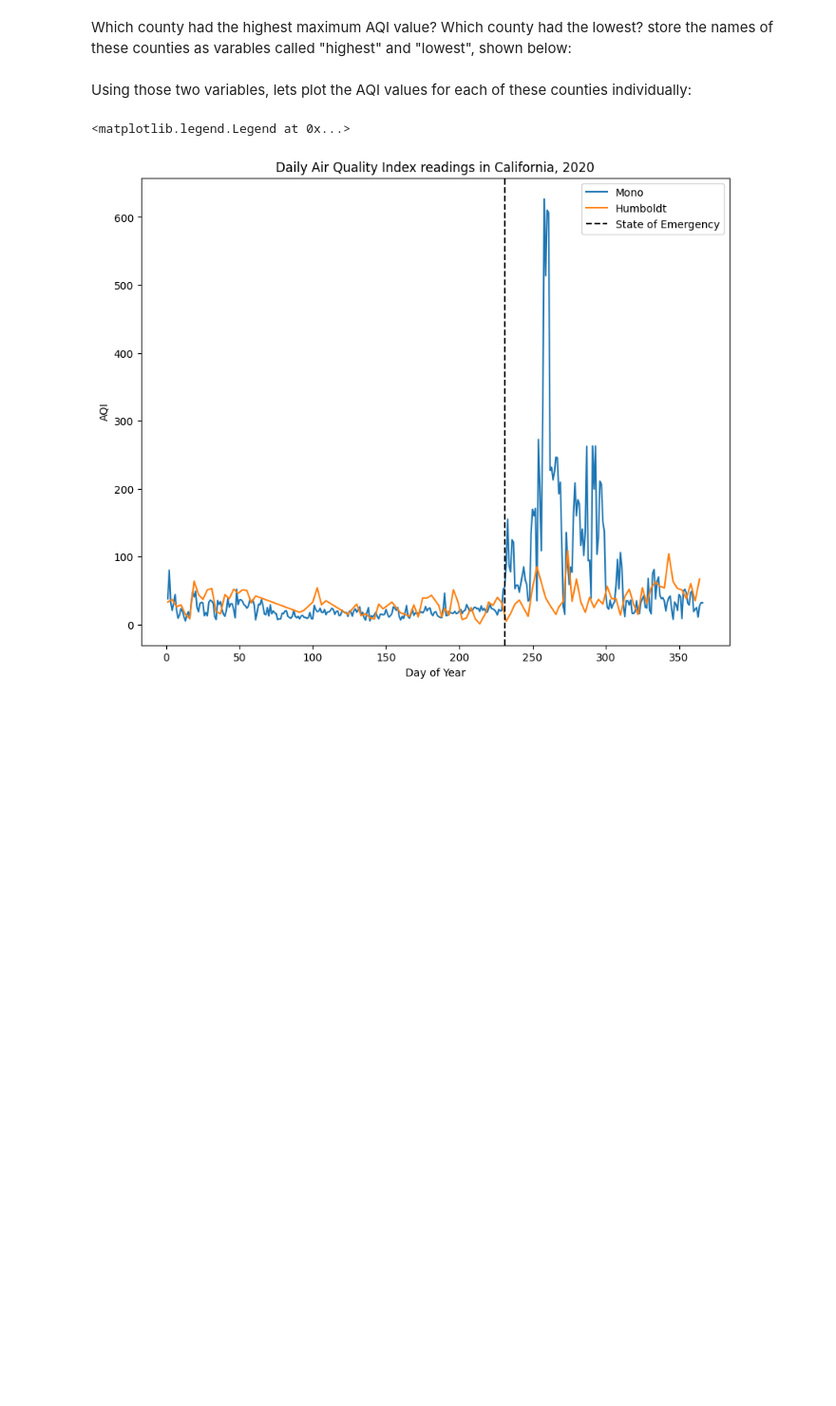
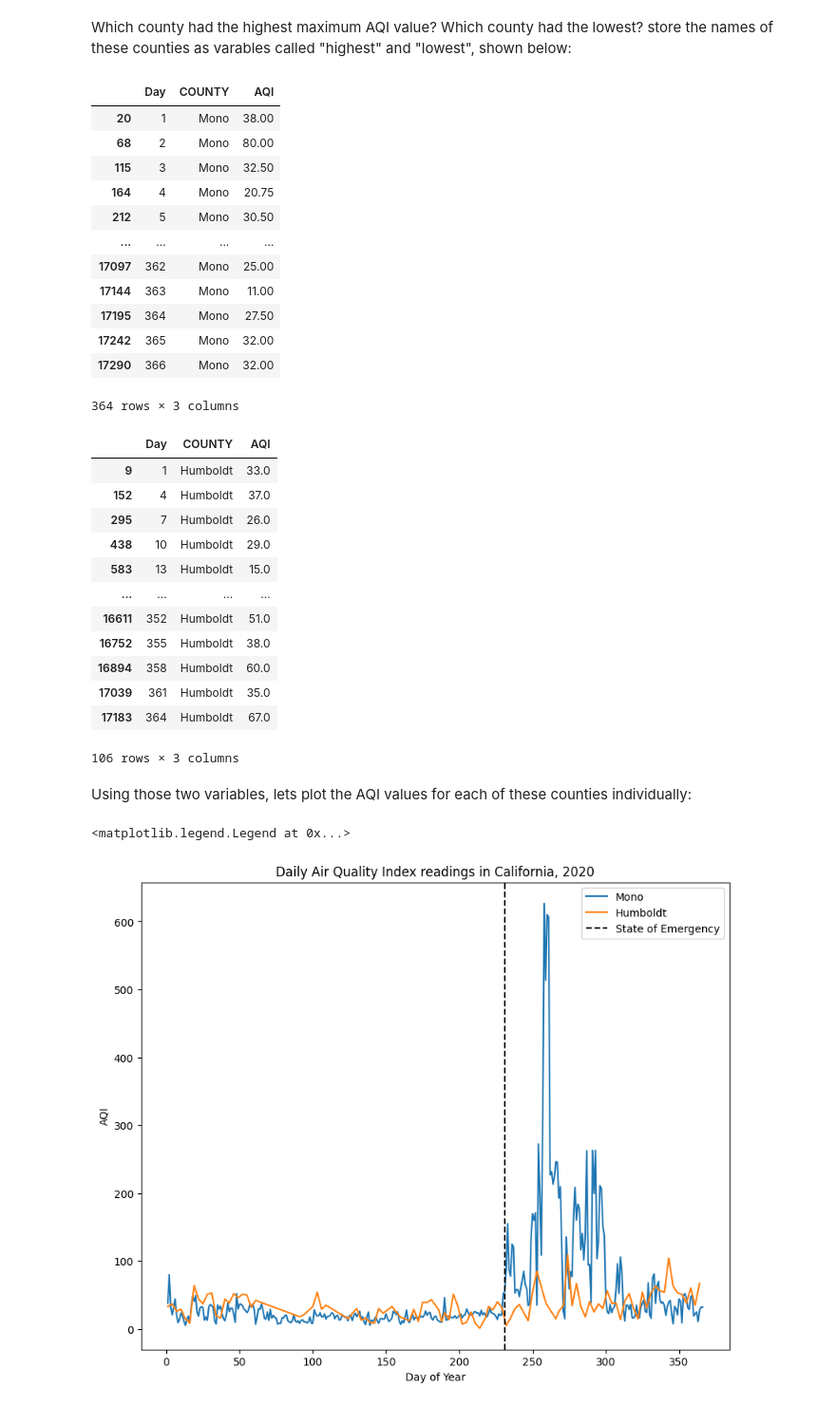
Before and after one commit to awenroberts/QM2, a Jupyter notebook: Copy_of_W3_spatial_data.ipynb, the cells around one changed output. Shown at 95% size. Drawn from its saved outputs; the diff is of its cells as text; code cells hidden in the pictures; blank space fills up the shorter version.

```diff
--- a/Copy_of_W3_spatial_data.ipynb
+++ b/Copy_of_W3_spatial_data.ipynb
@@ -367,12 +365,42 @@ Which county had the highest maximum AQI value? Which county had the lowest? sto
 # %%
 highest='Mono'
 lowest='Humboldt'
 
 # Filter the county-level daily AQI readings for the worst-affected county
+# new dataframe printing county_daily only for the rows in which COUNTY == highest
 worst_county=county_daily[county_daily['COUNTY']==highest]
+display(worst_county)
 
 # Filter the county-level daily AQI readings for the least-affected county
 best_county=county_daily[county_daily['COUNTY']==lowest]
+display(best_county)
+# %% [output]
+|  | Day | COUNTY | AQI |
+| 20 | 1 | Mono | 38.00 |
+| 68 | 2 | Mono | 80.00 |
+| 115 | 3 | Mono | 32.50 |
+| 164 | 4 | Mono | 20.75 |
+| 212 | 5 | Mono | 30.50 |
+| ... | ... | ... | ... |
+| 17097 | 362 | Mono | 25.00 |
+| 17144 | 363 | Mono | 11.00 |
+| 17195 | 364 | Mono | 27.50 |
+| 17242 | 365 | Mono | 32.00 |
+| 17290 | 366 | Mono | 32.00 |
+364 rows × 3 columns
+|  | Day | COUNTY | AQI |
+| 9 | 1 | Humboldt | 33.0 |
+| 152 | 4 | Humboldt | 37.0 |
+| 295 | 7 | Humboldt | 26.0 |
+| 438 | 10 | Humboldt | 29.0 |
+| 583 | 13 | Humboldt | 15.0 |
+| ... | ... | ... | ... |
+| 16611 | 352 | Humboldt | 51.0 |
+| 16752 | 355 | Humboldt | 38.0 |
+| 16894 | 358 | Humboldt | 60.0 |
+| 17039 | 361 | Humboldt | 35.0 |
+| 17183 | 364 | Humboldt | 67.0 |
+106 rows × 3 columns
 # %% [markdown]
 Using those two variables, lets plot the AQI values for each of these counties individually:
 # %%
```
Also changed, not shown: parts of 3 cells of this notebook.
